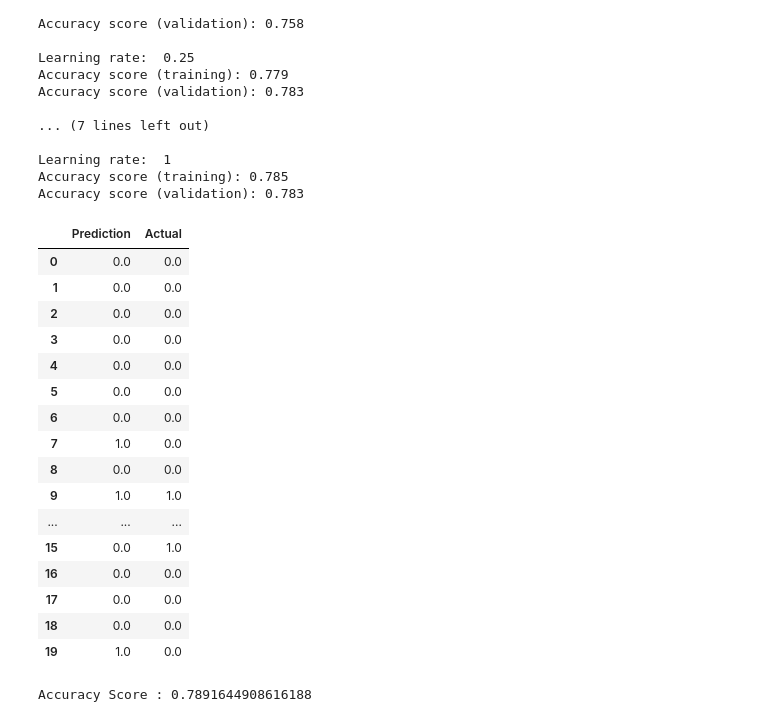
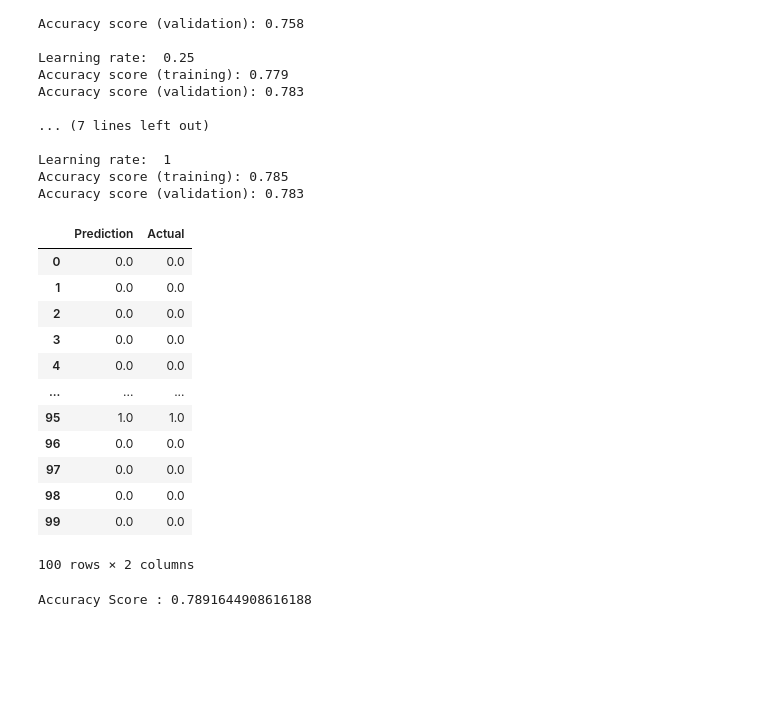
Before and after one commit to jonathansylvestre/HRproject, a Jupyter notebook: HR_GradBoost.ipynb, the cells around one changed output. Saved outputs shown, nothing was run; the diff lists cells and outputs as text; code cells hidden in the pictures; blank space fills up the shorter version.

```diff
--- a/HR_GradBoost.ipynb
+++ b/HR_GradBoost.ipynb
@@ -77,7 +77,7 @@ dtype: int64
 enc = OneHotEncoder(sparse=False)
 
 # Fit and transform the OneHotEncoder using the categorical variable list
-encode_df = pd.DataFrame(enc.fit_transform(df_HR[hr_cat]))
+encode_df = pd.DataFrame(enc.fit_transform(df_HR1[hr_cat]))
 
 # Add the encoded variable names to the DataFrame
 encode_df.columns = enc.get_feature_names_out(hr_cat)
@@ -92,9 +92,9 @@ encode_df.head()
 5 rows × 33 columns
 # %%
 # Merge one-hot encoded features and drop the originals
-df_HR = df_HR.merge(encode_df,left_index=True, right_index=True)
-df_HR = df_HR.drop(hr_cat,1)
-df_HR
+df_HR1 = df_HR1.merge(encode_df,left_index=True, right_index=True)
+df_HR1 = df_HR1.drop(hr_cat,1)
+df_HR1
 # %% [output]
 |  | city_development_index | experience | last_new_job | target | gender_Female | gender_Male | gender_Other | ... |
 | 0 | 0.920 | 21 | 1 | 1.0 | 0.0 | 1.0 | 0.0 | ... |
@@ -113,7 +113,7 @@ df_HR
 # Split the Data into Training and Testing
 # %%
 # Define features set
-X = df_HR.copy()
+X = df_HR1.copy()
 X = X.drop("target", axis=1)
 X.head()
 # %% [output]
@@ -126,7 +126,7 @@ X.head()
 5 rows × 36 columns
 # %%
 # Define target vector
-y = df_HR["target"].values.reshape(-1, 1)
+y = df_HR1["target"].values.reshape(-1, 1)
 y[:5]
 # %% [output]
 array([[1.],
@@ -204,35 +204,31 @@ Accuracy score (validation): 0.783
 # %%
 # Choose a learning rate and create classifier
 classifier = GradientBoostingClassifier(n_estimators=20,
                                         learning_rate=0.5,
                                         max_features=5,
                                         max_depth=3,
                                         random_state=0)
 
 # Fit the model
 classifier.fit(X_train_scaled, y_train)
 
 # Make Prediction
 predictions = classifier.predict(X_test_scaled)
-pd.DataFrame({"Prediction": predictions, "Actual": y_test.flatten()}).head(20)
+pd.DataFrame({"Prediction": predictions, "Actual": y_test.flatten()}).head(100)
 # %% [output]
 |  | Prediction | Actual |
 | 0 | 0.0 | 0.0 |
 | 1 | 0.0 | 0.0 |
 | 2 | 0.0 | 0.0 |
 | 3 | 0.0 | 0.0 |
 | 4 | 0.0 | 0.0 |
-| 5 | 0.0 | 0.0 |
-| 6 | 0.0 | 0.0 |
-| 7 | 1.0 | 0.0 |
-| 8 | 0.0 | 0.0 |
-| 9 | 1.0 | 1.0 |
 | ... | ... | ... |
-| 15 | 0.0 | 1.0 |
-| 16 | 0.0 | 0.0 |
-| 17 | 0.0 | 0.0 |
-| 18 | 0.0 | 0.0 |
-| 19 | 1.0 | 0.0 |
+| 95 | 1.0 | 1.0 |
+| 96 | 0.0 | 0.0 |
+| 97 | 0.0 | 0.0 |
+| 98 | 0.0 | 0.0 |
+| 99 | 0.0 | 0.0 |
+100 rows × 2 columns
 # %%
 # Calculating the accuracy score
 acc_score = accuracy_score(y_test.flatten(), predictions)
```
Also changed, not shown: parts of 11 cells of this notebook, 2 other files.
